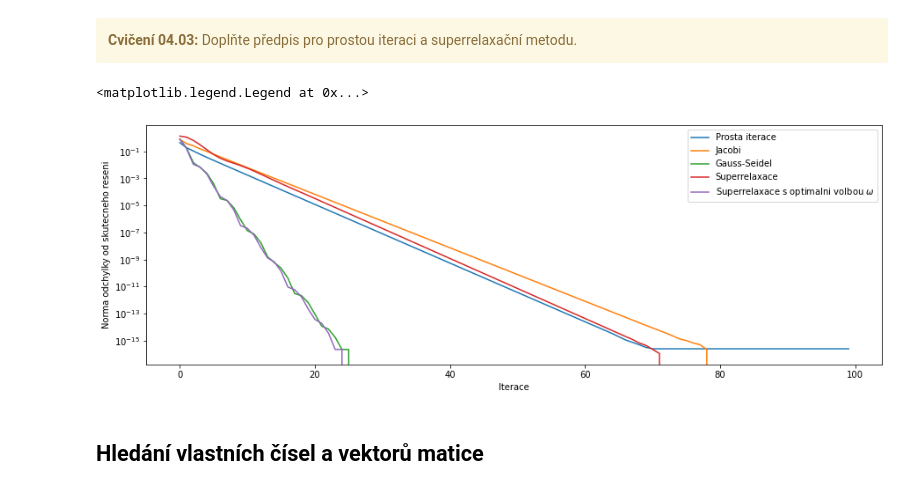
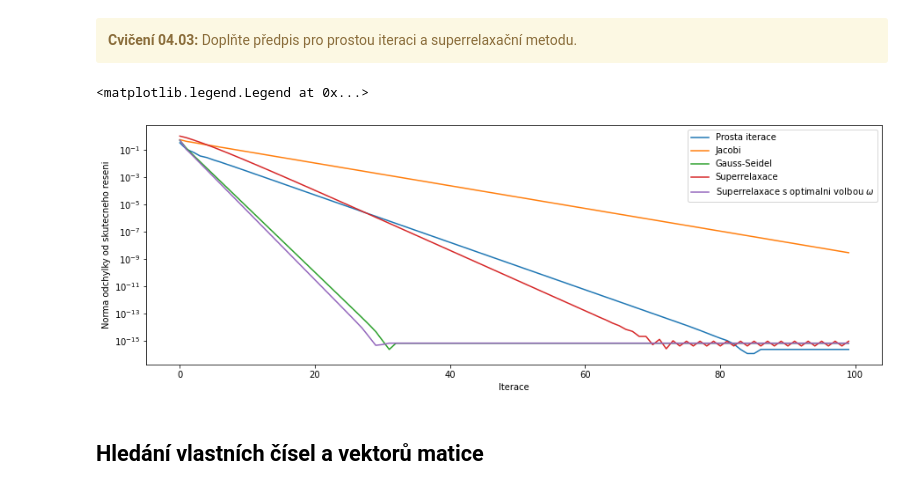
Before and after one commit to m-jirka/nme_cv, a Jupyter notebook: Cviceni04.ipynb, the cells around one changed output. Drawn from its saved outputs; the diff is of its cells as text; code cells hidden in the pictures.

```diff
--- a/Cviceni04.ipynb
+++ b/Cviceni04.ipynb
@@ -74,6 +74,9 @@ for i in range(pocet_iteraci):
     velikostReseniA = np.append(velikostReseniA, np.linalg.norm(x))  # jen pro zobrazovani
     velikostChybyA = np.append(velikostChybyA,np.linalg.norm(x-reseniA)) # jen pro zobrazovani
     # DOPLNTE #
+    F = -np.dot(np.linalg.inv(D),(L+U))
+    G = np.linalg.inv(D)
+    x = np.dot(F,x) + np.dot(G,b)                         # toto je vlastni vypocet
     # DOPLNTE #
 
 
@@ -88,6 +91,9 @@ for i in range(pocet_iteraci):
     velikostReseniB = np.append(velikostReseniB, np.linalg.norm(x))  # jen pro zobrazovani
     velikostChybyB = np.append(velikostChybyB,np.linalg.norm(x-reseniB)) # jen pro zobrazovani
     # DOPLNTE #
+    F = -np.dot(np.linalg.inv(D),(L+U))
+    G = np.linalg.inv(D)
+    x = np.dot(F,x) + np.dot(G,b)                         # vlastni vypocet
     # DOPLNTE #
 
 # zobrazime si, jak to vypada
@@ -164,6 +170,9 @@ for i in range(pocet_iteraci):
     velikostReseniA = np.append(velikostReseniA, np.linalg.norm(x))  # jen pro zobrazovani
     velikostChybyA = np.append(velikostChybyA,np.linalg.norm(x-reseniA)) # jen pro zobrazovani
     # DOPLNTE
+    F = -np.dot(np.linalg.inv(D+L),U)
+    G = np.linalg.inv(D+L)
+    x = np.dot(F,x) + np.dot(G,b)                         # toto je vlastni vypocet
     # DOPLNTE
 
 
@@ -179,6 +188,9 @@ for i in range(pocet_iteraci):
     velikostReseniB = np.append(velikostReseniB, np.linalg.norm(x))  # jen pro zobrazovani
     velikostChybyB = np.append(velikostChybyB,np.linalg.norm(x-reseniB)) # jen pro zobrazovani
     # DOPLNTE
+    F = -np.dot(np.linalg.inv(D+L),U)
+    G = np.linalg.inv(D+L)
+    x = np.dot(F,x) + np.dot(G,b)                         # vlastni vypocet
     # DOPLNTE
 
 # zobrazime si, jak to vypada
@@ -251,6 +263,9 @@ x = uvodniOdhad
 vzdProstaIterace = np.array([])
 for i in range(pocet_iteraci):
     # DOPLNTE
+    F = B
+    G = np.eye(F.shape[0])
+    x = np.dot(F,x) + np.dot(G,b)
     # DOPLNTE
     vzdProstaIterace = np.append(vzdProstaIterace,np.linalg.norm(x-origReseni))
 
@@ -291,6 +306,8 @@ x = uvodniOdhad
 vzdSuperRelaxace = np.array([])
 for i in range(pocet_iteraci):
     # DOPLNTE
+    xkp1 = np.dot(F,x) + np.dot(G,b)
+    x = omega * (xkp1 - x) + x
     # DOPLNTE
     vzdSuperRelaxace = np.append(vzdSuperRelaxace,np.linalg.norm(x-origReseni))
 
@@ -303,34 +320,36 @@ D = A - L - U
 
 # toto je ze seidela
 F = -np.dot(np.linalg.inv(D+L),U)
 G = np.linalg.inv(D+L)
 
 # spektralni polomer matice F (maximum z mnoziny vlastnich cisel matice F)
 r = np.max(np.abs(np.linalg.eig(F)[0]))
 
 omega = 2/( 1+np.sqrt(np.abs(1-r**2))) # optimalni omega
 x = uvodniOdhad
 vzdSuperRelaxaceOmega = np.array([])
 for i in range(pocet_iteraci):
     # DOPLNTE
+    xkp1 = np.dot(F,x) + np.dot(G,b)
+    x = omega * (xkp1 - x) + x
     # DOPLNTE
     vzdSuperRelaxaceOmega = np.append(vzdSuperRelaxaceOmega,np.linalg.norm(x-origReseni))
 
 # ZOBRAZIME
 # zobrazime si jak to vypada
 fig, ax = plt.subplots(figsize=(15,5))
 ax.plot(range(pocet_iteraci),vzdProstaIterace,label='Prosta iterace')
 ax.plot(range(pocet_iteraci),vzdJacobi,label='Jacobi')
 ax.plot(range(pocet_iteraci),vzdGaussSeidel,label='Gauss-Seidel')
 ax.plot(range(pocet_iteraci),vzdSuperRelaxace,label='Superrelaxace')
 ax.plot(range(pocet_iteraci),vzdSuperRelaxaceOmega,label=r'Superrelaxace s optimalni volbou $\omega$')
 ax.set_yscale('log')
 ax.set_ylabel('Norma odchylky od skutecneho reseni')
 ax.set_xlabel('Iterace')
 ax.legend()
 # %% [output]
 <matplotlib.legend.Legend at 0x...>
-[figure, old version]
+[figure, new version]
 # %% [markdown]
 ## Hledání vlastních čísel a vektorů matice
 # %% [markdown]
```
Also changed, not shown: parts of 1 cell of this notebook.
